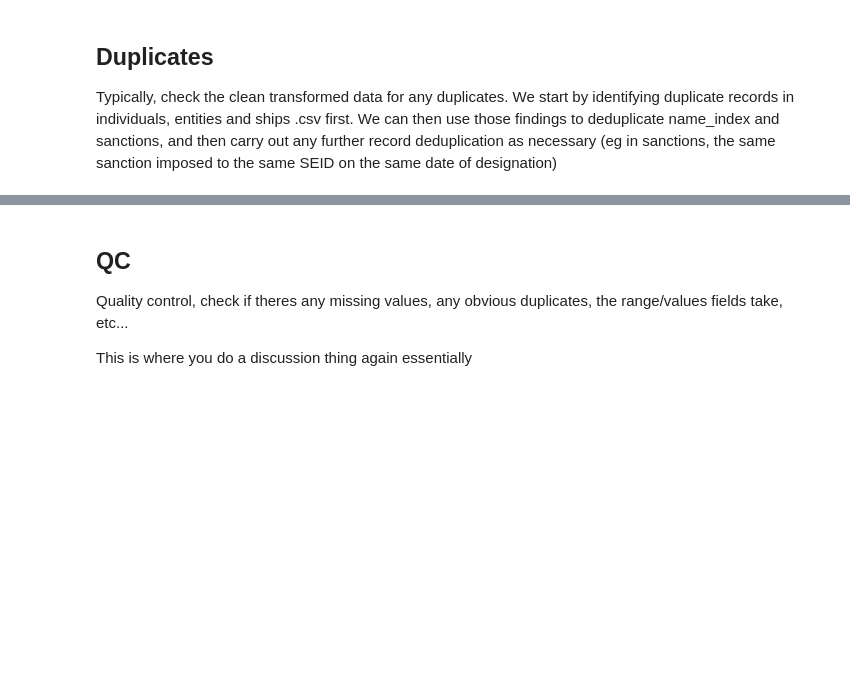
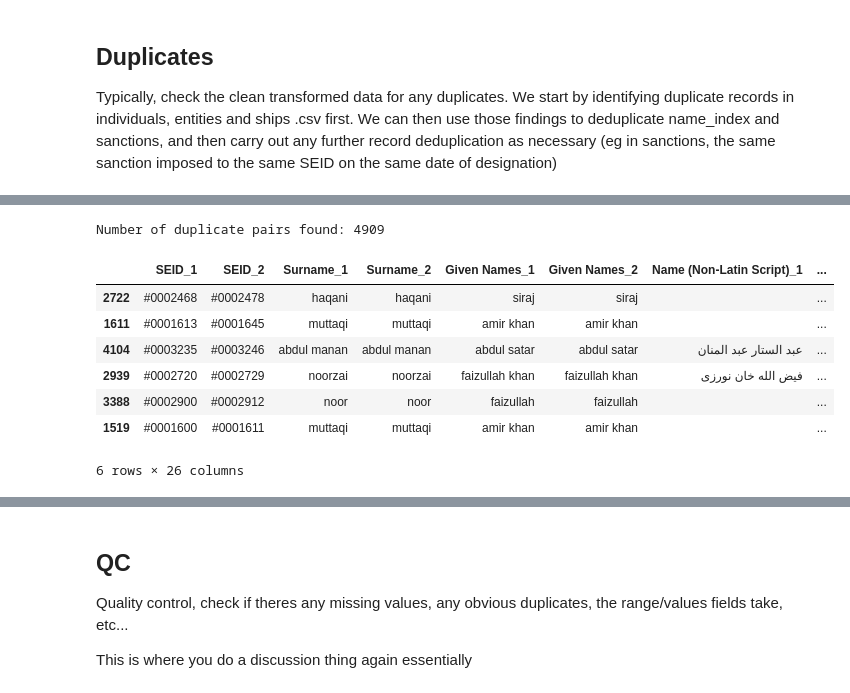
Before and after one commit to aleczd/uk_sanct, a Jupyter notebook: analysis.ipynb, the cells around one changed output, grey strips where cells are left out. Drawn from its saved outputs; the diff is of its cells as text; code cells hidden in the pictures; blank space fills up the shorter version.

```diff
--- a/analysis.ipynb
+++ b/analysis.ipynb
@@ -2010,8 +2005,8 @@ sanctions[sanctions["SEID"] == "#0044008"]
 #sanctions["Sanctions Imposed"].value_counts().index.to_list()
 # %%
 # Check date formats across strings
-for col in ["Date Designated", "Last Updated"]:
-    temp = pd.to_datetime(sanctions["Last Updated"], errors="coerce", dayfirst=False)
-    print(len(sanctions[sanctions["Last Updated"].notna() & temp.isna()]))
-del temp
-gc.collect()
+# for col in ["Date Designated", "Last Updated"]:
+#     temp = pd.to_datetime(sanctions["Last Updated"], errors="coerce", dayfirst=False)
+#     print(len(sanctions[sanctions["Last Updated"].notna() & temp.isna()]))
+# del temp
+# gc.collect()
@@ -2022,6 +2013,6 @@ gc.collect()
 # %%
-for col in ["Date Designated", "Last Updated"]:
-    sanctions[col] = pd.to_datetime(sanctions[col], dayfirst=False)
+# for col in ["Date Designated", "Last Updated"]:
+#     sanctions[col] = pd.to_datetime(sanctions[col], dayfirst=False)
 # %%
 #profile_column(sanctions, "Date Designated", key=["SEID"])
 # %% [markdown]
@@ -2420,0 +2171,29 @@ def merge_duplicate_groups(
+# %%
+pair_eg = identify_duplicates(
+    individuals, {
+        "Surname": 95,
+        "Given Names": 95,
+        "Name (Non-Latin Script)": 95,
+        "D.O.B": 100,
+        "Gender": 100,                             # (see individuals deduplication for reasoning)
+        "Nationalities": 95,
+        "National Identifier Number": 95,
+        "Passport Number": 95
+    },
+    "SEID",
+    match_NaN=True
+)
+print(f"Number of duplicate pairs found: {len(pair_eg)}")
+# %% [output]
+Number of duplicate pairs found: 4909
+# %%
+pair_eg.sample(n=6)
+# %% [output]
+|  | SEID_1 | SEID_2 | Surname_1 | Surname_2 | Given Names_1 | Given Names_2 | Name (Non-Latin Script)_1 | ... |
+| 2722 | #0002468 | #0002478 | haqani | haqani | siraj | siraj |  | ... |
+| 1611 | #0001613 | #0001645 | muttaqi | muttaqi | amir khan | amir khan |  | ... |
+| 4104 | #0003235 | #0003246 | abdul manan | abdul manan | abdul satar | abdul satar | عبد الستار عبد المنان | ... |
+| 2939 | #0002720 | #0002729 | noorzai | noorzai | faizullah khan | faizullah khan | فیض الله خان نورزی | ... |
+| 3388 | #0002900 | #0002912 | noor | noor | faizullah | faizullah |  | ... |
+| 1519 | #0001600 | #0001611 | muttaqi | muttaqi | amir khan | amir khan |  | ... |
+6 rows × 26 columns
```
Also changed, not shown: parts of 61 cells of this notebook.
